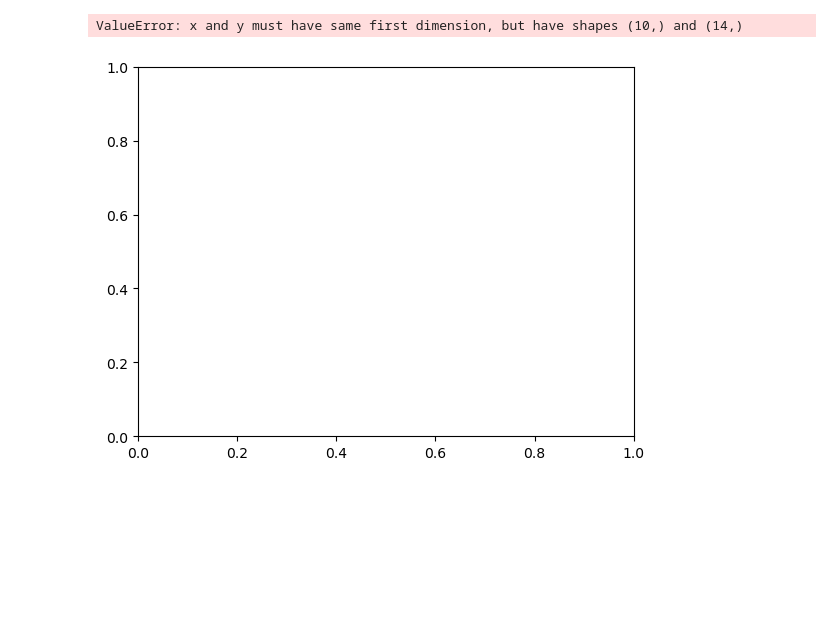
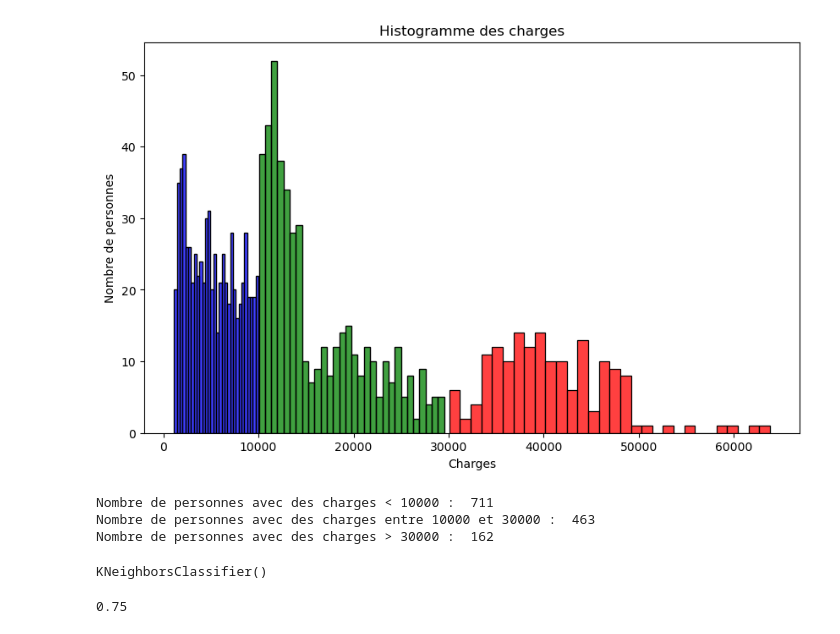
Before and after one commit to sacha-sz/SY09-Projet, a Jupyter notebook: clustering.ipynb, the cells around one changed output. Drawn from its saved outputs; the diff is of its cells as text; code cells hidden in the pictures; blank space fills up the shorter version.

```diff
--- a/clustering.ipynb
+++ b/clustering.ipynb
@@ -9,3 +7,3 @@ from sklearn.preprocessing import StandardScaler
 # %%
-df = pd.read_csv("data/medical_insurance_scaled.csv", sep=",")
-df.head()
+df = pd.read_csv("data/medical_insurance.csv", sep=",")
+df = df.drop_duplicates()
@@ -31,5 +9,0 @@ Name: charges, dtype: float64
-# %%
-# On tente de target (charges) par tranche de 5000 jusqu'à 100000 en les label encodant
-df['charges'] = pd.cut(df['charges'], bins=range(0, 100000, 5000), right=False)
-le = LabelEncoder()
-df['charges'] = le.fit_transform(df['charges'])
@@ -69,15 +10,30 @@ Accuracy for 14 clusters: 0.0599250936329588
-# %%
-# Graphique des inertias
-plt.plot(range(1, 11), wcss)
-plt.title('Méthode du coude')
-plt.xlabel('Nombre de clusters')
-plt.ylabel('Inertie')
-plt.show()
-# %% [output]
-ValueError: x and y must have same first dimension, but have shapes (10,) and (14,)
-[figure, removed]
-# %%
-# On choisit 4 clusters
-kmeans = KMeans(n_clusters=4, random_state=0)
-kmeans.fit(X)
-df['cluster'] = kmeans.predict(X)
+# %%
+le_smoker = LabelEncoder()
+df["smoker"] = le_smoker.fit_transform(df["smoker"])
+
+le_sex = LabelEncoder()
+df["sex"] = le_sex.fit_transform(df["sex"])
+
+oh_region = OneHotEncoder()
+encoded_region = oh_region.fit_transform(df[["region"]])
+encoded_region = pd.DataFrame(encoded_region.toarray(), columns=["northeast", "northwest", "southeast", "southwest"])
+df.drop(columns=["region"], inplace=True)
+df = pd.merge(df, encoded_region, left_index=True, right_index=True)
+# %%
+plt.figure(figsize=(10, 6))
+sns.histplot(df[df["charges"] < 10000]["charges"], color="blue", bins=30)
+sns.histplot(df[(df["charges"] >= 10000) & (df["charges"] <= 30000)]["charges"], color="green", bins=30)
+sns.histplot(df[df["charges"] > 30000]["charges"], color="red", bins=30)
+plt.xlabel("Charges")
+plt.ylabel("Nombre de personnes")
+plt.title("Histogramme des charges")
+plt.show()
+# On affiche le nombre de chaque groupe
+print("Nombre de personnes avec des charges < 10000 : ", len(df[df["charges"] < 10000]))
+print("Nombre de personnes avec des charges entre 10000 et 30000 : ", len(df[(df["charges"] >= 10000) & (df["charges"] <= 30000)]))
+print("Nombre de personnes avec des charges > 30000 : ", len(df[df["charges"] > 30000]))
+# %% [output]
+[figure, added]
+Nombre de personnes avec des charges < 10000 :  711
+Nombre de personnes avec des charges entre 10000 et 30000 :  463
+Nombre de personnes avec des charges > 30000 :  162
@@ -83,0 +47,24 @@ df['cluster'] = kmeans.predict(X)
+# %%
+# Nearest kneighbors classifier
+from sklearn.neighbors import KNeighborsClassifier
+
+X = df.drop(columns=['charges_group'])
+y = df['charges_group']
+
+from sklearn.model_selection import train_test_split
+
+X_train, X_test, y_train, y_test = train_test_split(X, y, test_size=0.2)
+
+knn = KNeighborsClassifier(n_neighbors=5)
+knn.fit(X_train, y_train)
+# %% [output]
+KNeighborsClassifier()
+# %%
+# On prédit les valeurs
+y_pred = knn.predict(X_test)
+
+from sklearn.metrics import accuracy_score
+
+print(accuracy_score(y_test, y_pred))
+# %% [output]
+0.75
```
Also changed, not shown: parts of 14 cells of this notebook.
